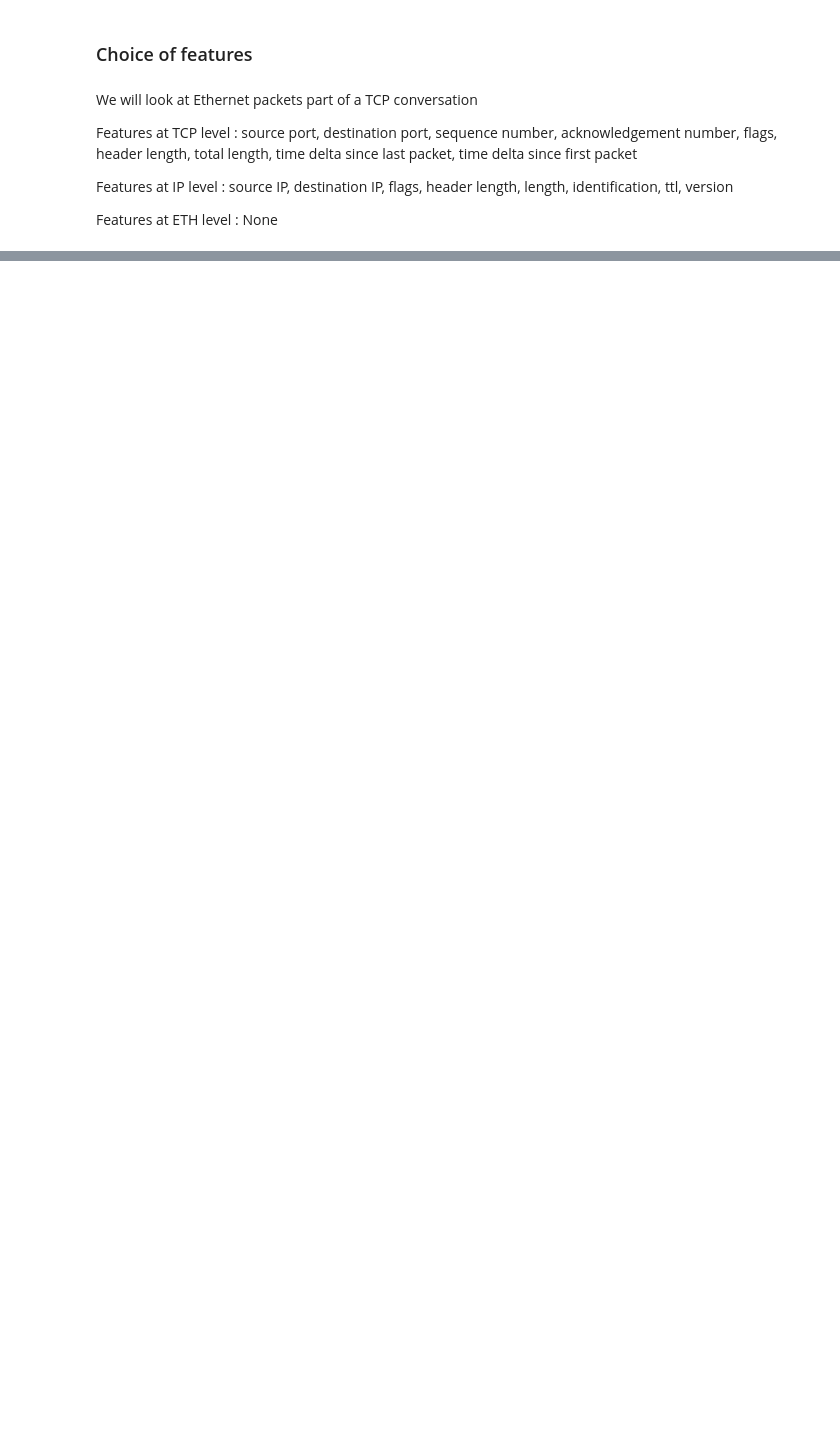
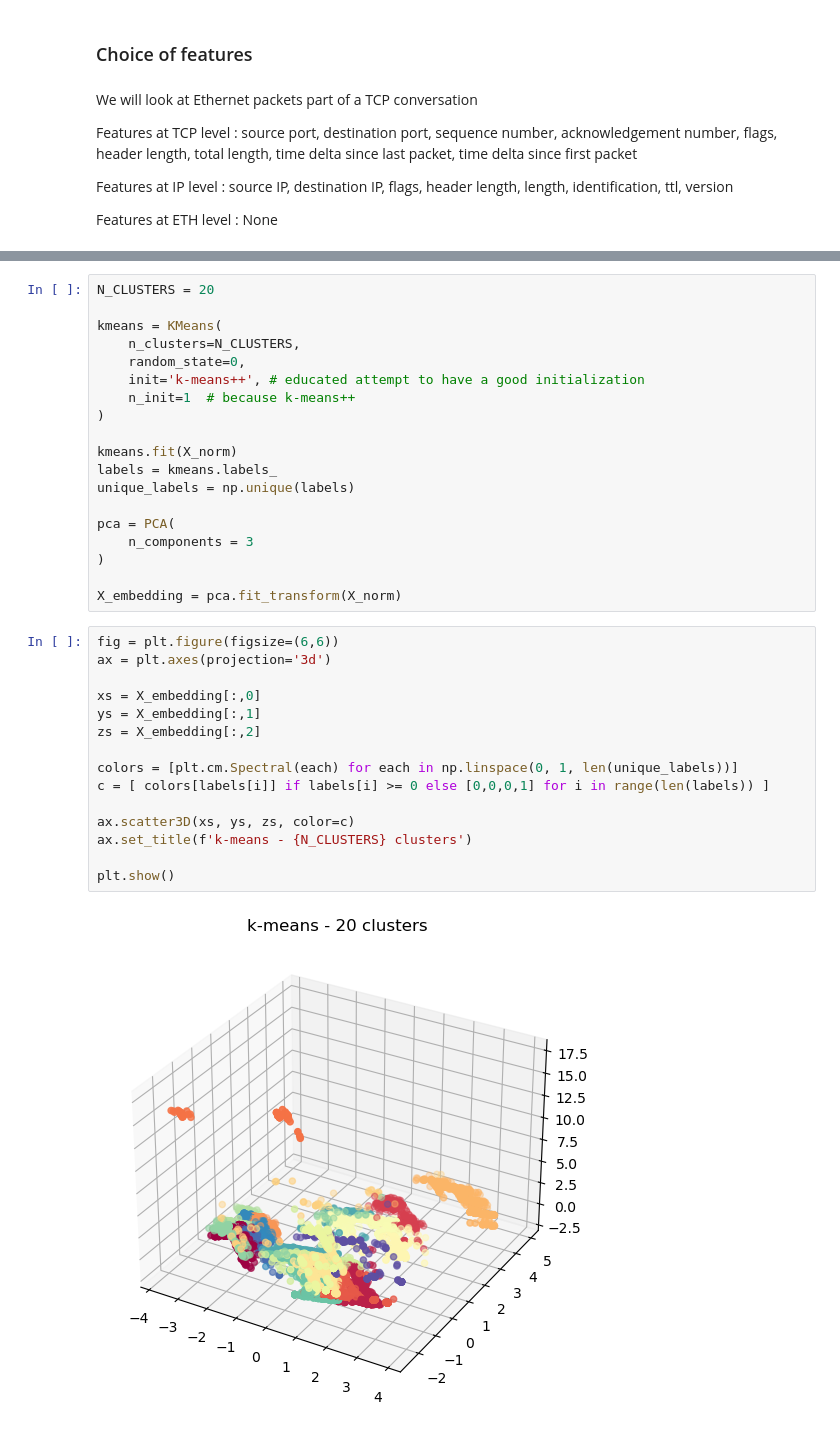
Before and after one commit to BenjaminDeporte/Cyber, a Jupyter notebook: code/unsupervised_learning.ipynb, the cells around one changed output, grey strips where cells are left out. Cells and saved outputs as stored; diff of their text form; blank space fills up the shorter version.

Commit message:
added kmeans

```diff
--- a/code/unsupervised_learning.ipynb
+++ b/code/unsupervised_learning.ipynb
@@ -100,0 +217,36 @@ memory usage: 18.3 KB
+# %%
+N_CLUSTERS = 20
+
+kmeans = KMeans(
+    n_clusters=N_CLUSTERS,
+    random_state=0,
+    init='k-means++', # educated attempt to have a good initialization
+    n_init=1  # because k-means++
+)
+
+kmeans.fit(X_norm)
+labels = kmeans.labels_
+unique_labels = np.unique(labels)
+
+pca = PCA(
+    n_components = 3
+)
+
+X_embedding = pca.fit_transform(X_norm)
+# %%
+fig = plt.figure(figsize=(6,6))
+ax = plt.axes(projection='3d')
+
+xs = X_embedding[:,0]
+ys = X_embedding[:,1]
+zs = X_embedding[:,2]
+
+colors = [plt.cm.Spectral(each) for each in np.linspace(0, 1, len(unique_labels))]
+c = [ colors[labels[i]] if labels[i] >= 0 else [0,0,0,1] for i in range(len(labels)) ]
+
+ax.scatter3D(xs, ys, zs, color=c)
+ax.set_title(f'k-means - {N_CLUSTERS} clusters')
+
+plt.show()
+# %% [output]
+[figure, added]
```
Also changed, not shown: parts of 18 cells of this notebook, 3 other files.
